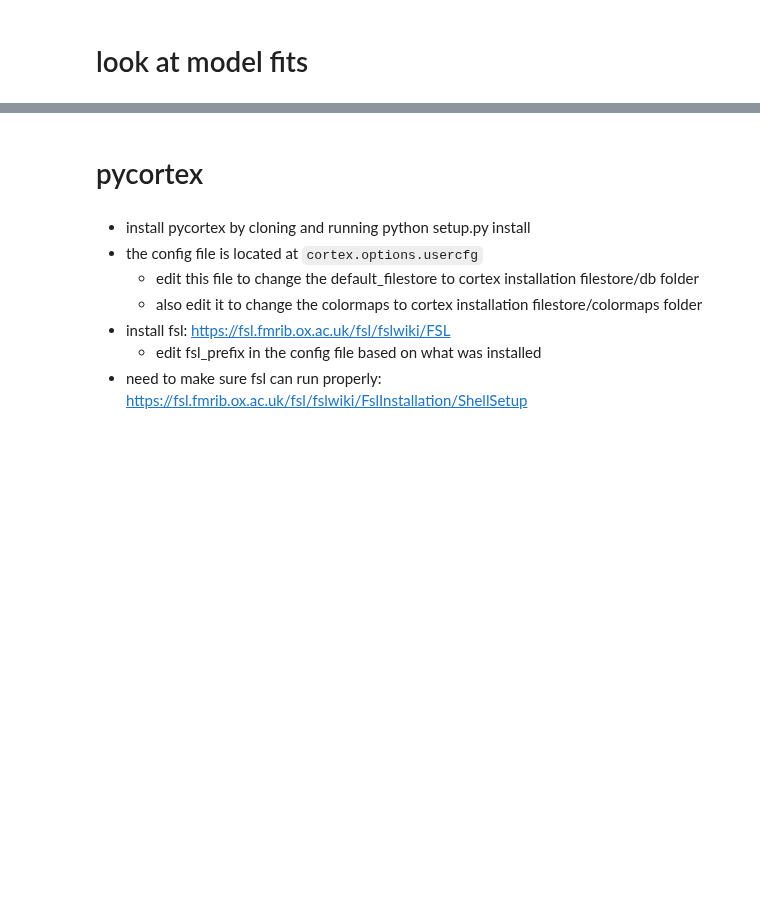
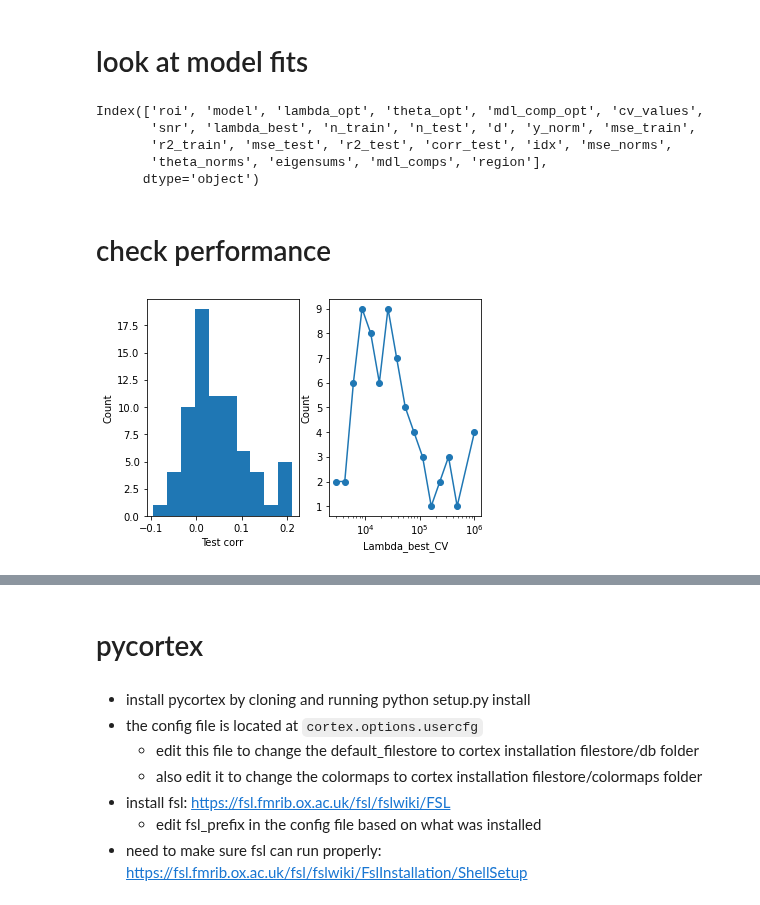
Before and after one commit to csinva/mdl-complexity, a Jupyter notebook: fmri/analyze_fmri.ipynb, the cells around one changed output, grey strips where cells are left out. Cells and saved outputs as stored; diff of their text form; code cells hidden in the pictures; blank space fills up the shorter version.

```diff
--- a/fmri/analyze_fmri.ipynb
+++ b/fmri/analyze_fmri.ipynb
@@ -40,0 +42,28 @@ r['sigmas'] = sigmas[r.idx]
+# %%
+r = results
+r.keys()
+# print('are largest/smallest lambdas being selected?', np.unique(r['lambda_best'], return_counts=True))
+# %% [output]
+Index(['roi', 'model', 'lambda_opt', 'theta_opt', 'mdl_comp_opt', 'cv_values',
+       'snr', 'lambda_best', 'n_train', 'n_test', 'd', 'y_norm', 'mse_train',
+       'r2_train', 'mse_test', 'r2_test', 'corr_test', 'idx', 'mse_norms',
+       'theta_norms', 'eigensums', 'mdl_comps', 'region'],
+      dtype='object')
+# %% [markdown]
+# check performance
+# %%
+R, C = 1, 2
+plt.subplot(R, C, 1)
+plt.xlabel('Test corr')
+plt.ylabel('Count')
+plt.hist(r['corr_test']) #, bins=100)
+
+plt.subplot(R, C, 2)
+lambdas, counts = np.unique(r.lambda_best, return_counts=True)
+plt.plot(lambdas, counts, 'o-')
+plt.ylabel('Count')
+plt.xlabel('Lambda_best_CV')
+plt.xscale('log')
+plt.show()
+# %% [output]
+[figure, added]
```
Also changed, not shown: parts of 21 cells of this notebook, 2 other files.
